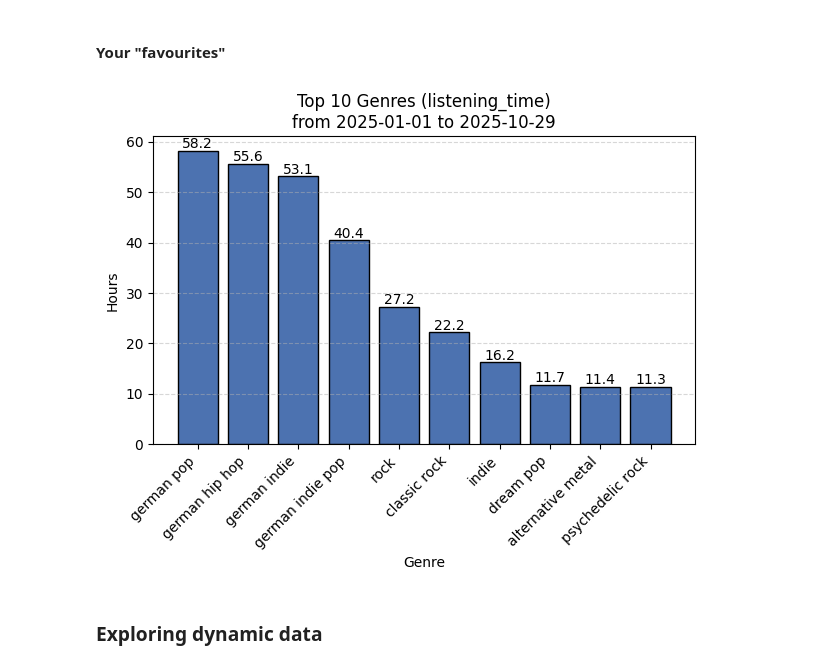
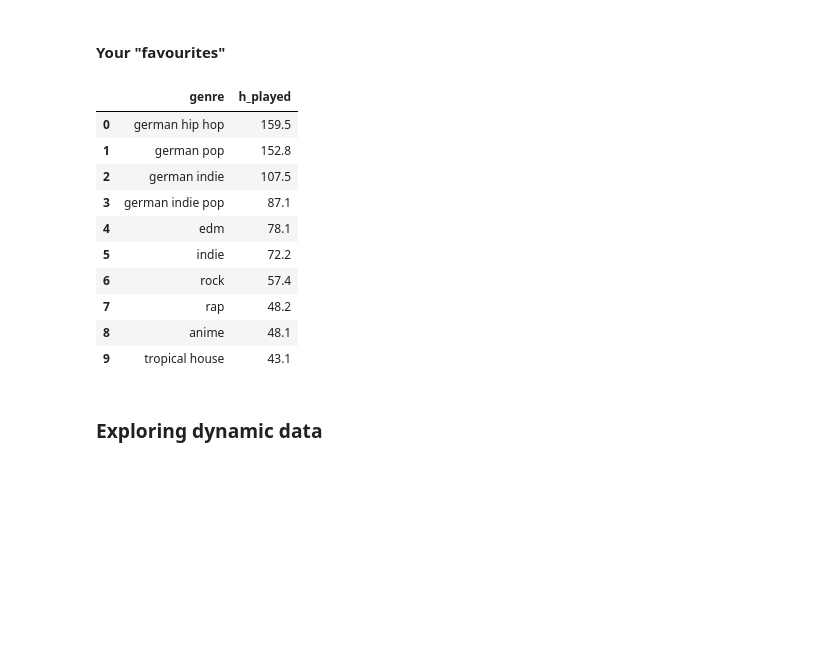
Before and after one commit to Innisvysom2/betterWrapped, a Jupyter notebook: betterWrapped.ipynb, the cells around one changed output. Saved outputs shown, nothing was run; the diff lists cells and outputs as text; code cells hidden in the pictures; blank space fills up the shorter version.

```diff
--- a/betterWrapped.ipynb
+++ b/betterWrapped.ipynb
@@ -334,16 +334,27 @@ def bar_plot(categories, values, start, end, title="Bar Chart", x_label="Categor
 # %%
 attribute = "genre" #artist_name, track_name, genre, album_name, country_name, region_name, city_name or platform
 top_count = 10 #the top n will be returned
 sorting_value = "listening_time" #track_count or listening_time
 time_format = "h_played" #ms_played, s_played, min_played, h_played, d_played
-start = time_scope("2025-01-01") #"year-month-day" or "first"
+start = time_scope("first") #"year-month-day" or "first"
 end = time_scope("last") #"year-month-day" or "last"
 
-x = get_top_data(attribute, sorting_value, time_format, top_count, start, end)[attribute]
-y = get_top_data(attribute, sorting_value, time_format, top_count, start, end).iloc[:,1]
-bar_plot(x, y, start, end, f"Top {top_count} {dict_att_disp[attribute]}s ({sorting_value})", dict_att_disp[attribute], dict_att_disp[time_format])
+#x = get_top_data(attribute, sorting_value, time_format, top_count, start, end)[attribute]
+#y = get_top_data(attribute, sorting_value, time_format, top_count, start, end).iloc[:,1]
+#bar_plot(x, y, start, end, f"Top {top_count} {dict_att_disp[attribute]}s ({sorting_value})", dict_att_disp[attribute], dict_att_disp[time_format])
+get_top_data(attribute, sorting_value, time_format, top_count, start, end)
 # %% [output]
-[figure, removed]
+|  | genre | h_played |
+| 0 | german hip hop | 159.5 |
+| 1 | german pop | 152.8 |
+| 2 | german indie | 107.5 |
+| 3 | german indie pop | 87.1 |
+| 4 | edm | 78.1 |
+| 5 | indie | 72.2 |
+| 6 | rock | 57.4 |
+| 7 | rap | 48.2 |
+| 8 | anime | 48.1 |
+| 9 | tropical house | 43.1 |
 # %% [markdown]
 ### Exploring dynamic data
 # %%
```
Also changed, not shown: parts of 7 cells of this notebook.
